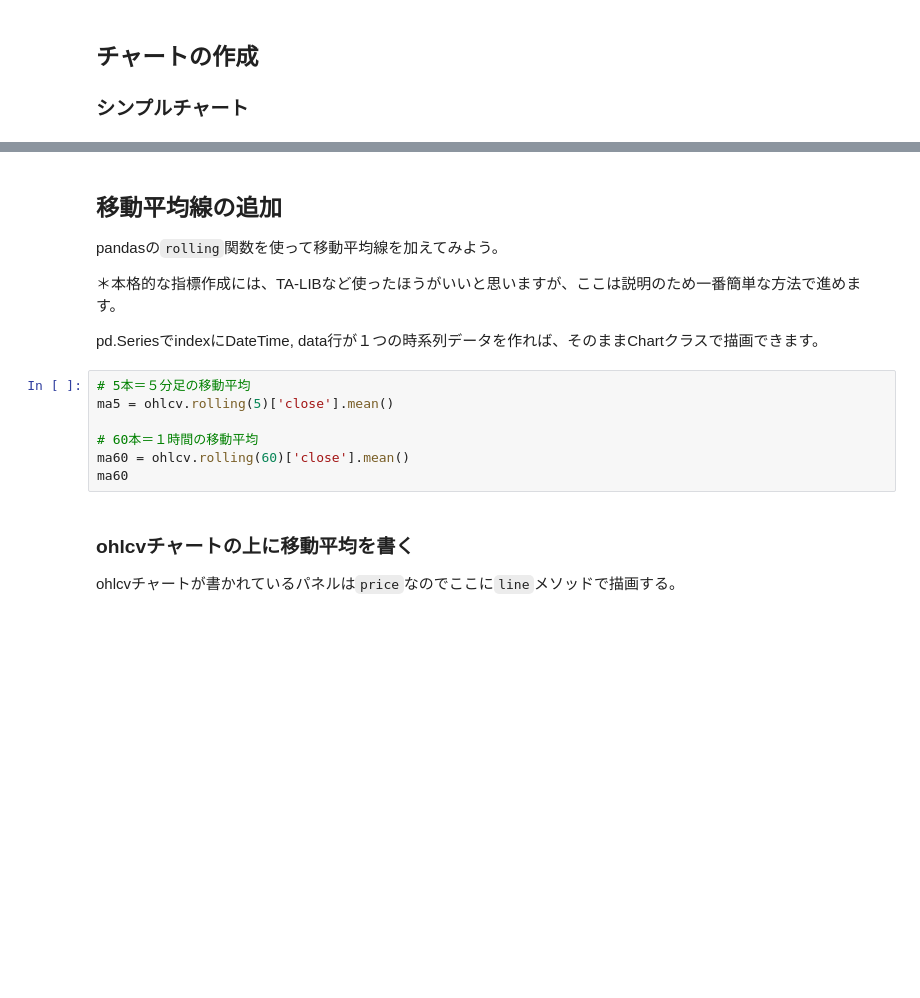
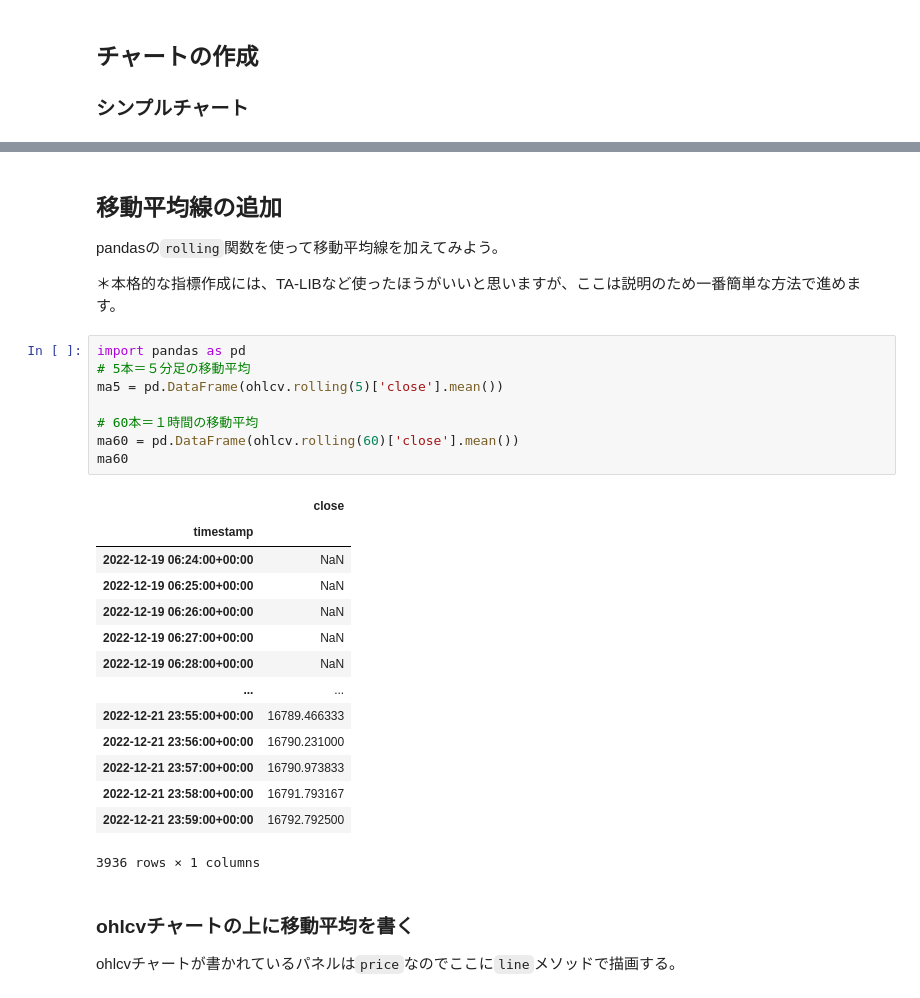
Before and after one commit to yasstake/rusty-bot, a Jupyter notebook: manual/chart.ipynb, the cells around one changed output, grey strips where cells are left out. Cells and saved outputs as stored; diff of their text form; blank space fills up the shorter version.

```diff
--- a/manual/chart.ipynb
+++ b/manual/chart.ipynb
@@ -124,15 +155,29 @@ chart.show()
 pandasの`rolling`関数を使って移動平均線を加えてみよう。
 
 ＊本格的な指標作成には、TA-LIBなど使ったほうがいいと思いますが、ここは説明のため一番簡単な方法で進めます。
-
-pd.SeriesでindexにDateTime, data行が１つの時系列データを作れば、そのままChartクラスで描画できます。
 # %%
+import pandas as pd
 # 5本＝５分足の移動平均
-ma5 = ohlcv.rolling(5)['close'].mean()
+ma5 = pd.DataFrame(ohlcv.rolling(5)['close'].mean())
 
 # 60本＝１時間の移動平均
-ma60 = ohlcv.rolling(60)['close'].mean()
+ma60 = pd.DataFrame(ohlcv.rolling(60)['close'].mean())
 ma60
+# %% [output]
+|  | close |
+| timestamp |  |
+| 2022-12-19 06:24:00+00:00 | NaN |
+| 2022-12-19 06:25:00+00:00 | NaN |
+| 2022-12-19 06:26:00+00:00 | NaN |
+| 2022-12-19 06:27:00+00:00 | NaN |
+| 2022-12-19 06:28:00+00:00 | NaN |
+| ... | ... |
+| 2022-12-21 23:55:00+00:00 | 16789.466333 |
+| 2022-12-21 23:56:00+00:00 | 16790.231000 |
+| 2022-12-21 23:57:00+00:00 | 16790.973833 |
+| 2022-12-21 23:58:00+00:00 | 16791.793167 |
+| 2022-12-21 23:59:00+00:00 | 16792.792500 |
+3936 rows × 1 columns
 # %% [markdown]
 ### ohlcvチャートの上に移動平均を書く
 
```
Also changed, not shown: parts of 8 cells of this notebook.
